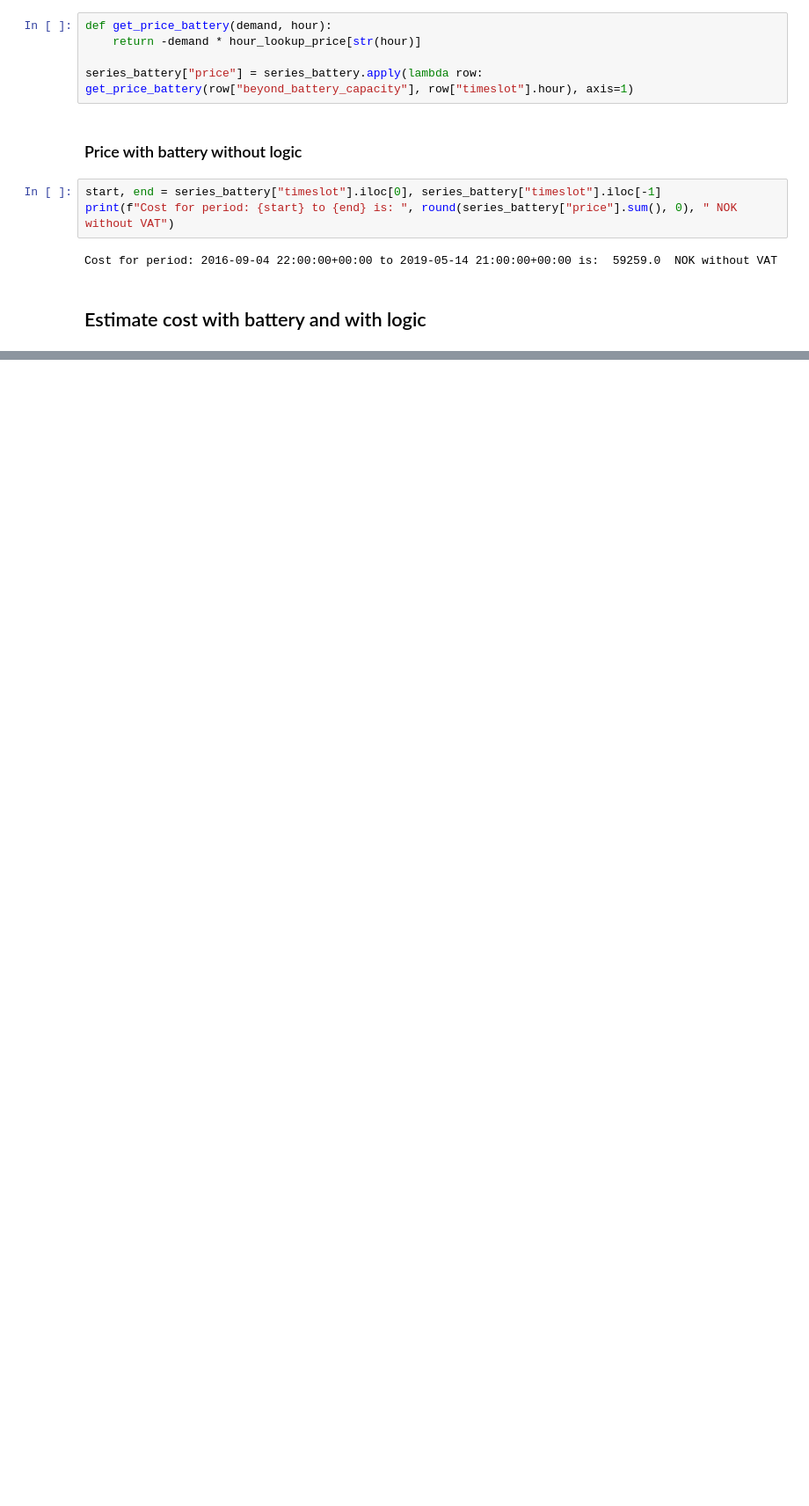
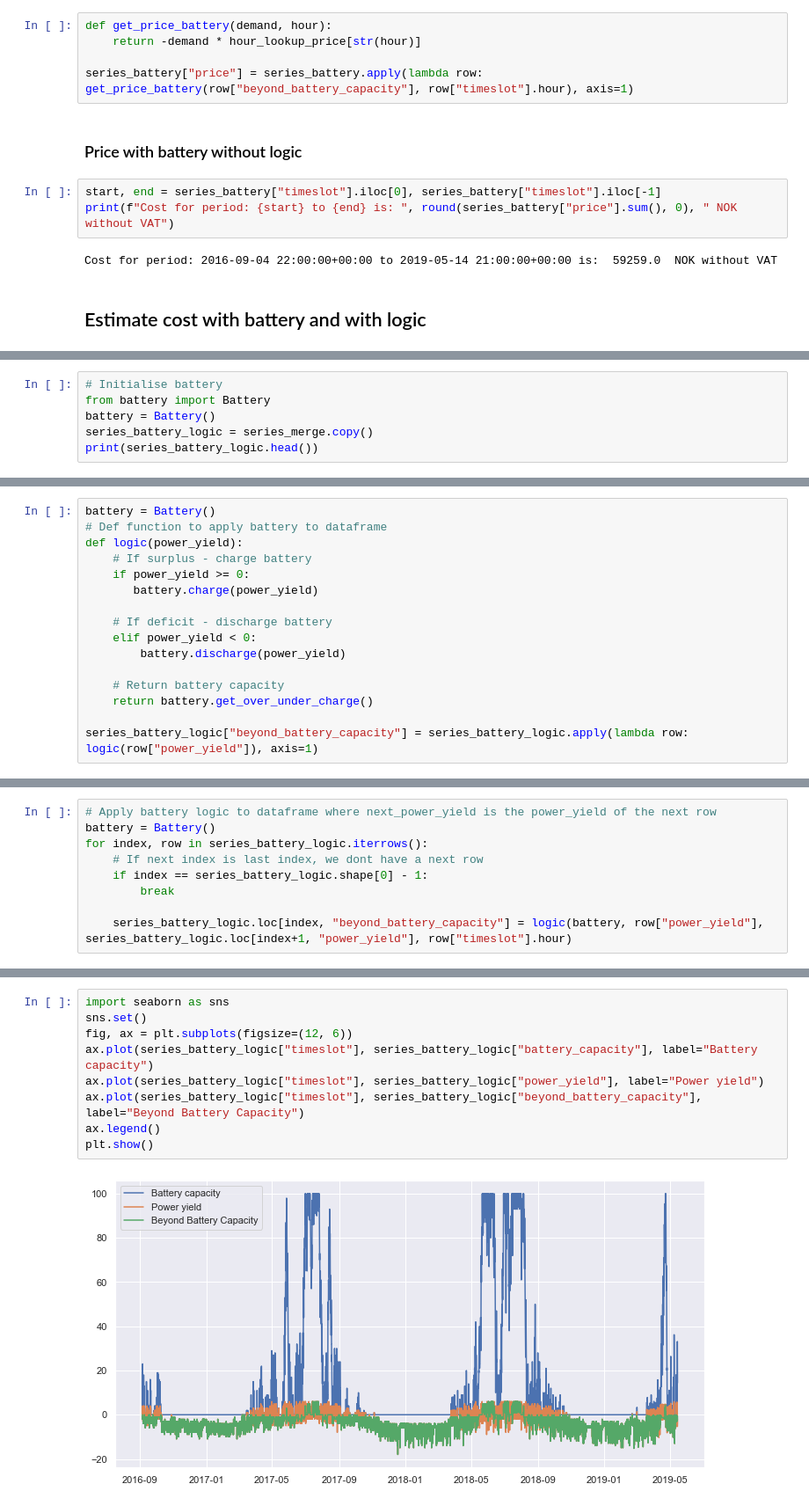
Before and after one commit to 4ug-aug/Otovo-OptimalControl, a Jupyter notebook: apply_battery.ipynb, the cells around one changed output, grey strips where cells are left out. Shown at 88% size. Saved outputs shown, nothing was run; the diff lists cells and outputs as text; blank space fills up the shorter version.

Commit message:
Feat: Added more extensive logic

```diff
--- a/apply_battery.ipynb
+++ b/apply_battery.ipynb
@@ -276,0 +267,6 @@ if next hourøs estimated cost is higher than our current - we wait discharging
+# %%
+# Initialise battery
+from battery import Battery
+battery = Battery()
+series_battery_logic = series_merge.copy()
+print(series_battery_logic.head())
@@ -276,0 +302,16 @@ if next hourøs estimated cost is higher than our current - we wait discharging
+# %%
+battery = Battery()
+# Def function to apply battery to dataframe
+def logic(power_yield):
+    # If surplus - charge battery
+    if power_yield >= 0:
+       battery.charge(power_yield)
+
+    # If deficit - discharge battery
+    elif power_yield < 0:
+        battery.discharge(power_yield)
+
+    # Return battery capacity
+    return battery.get_over_under_charge()
+
+series_battery_logic["beyond_battery_capacity"] = series_battery_logic.apply(lambda row: logic(row["power_yield"]), axis=1)
@@ -276,0 +391,9 @@ if next hourøs estimated cost is higher than our current - we wait discharging
+# %%
+# Apply battery logic to dataframe where next_power_yield is the power_yield of the next row
+battery = Battery()
+for index, row in series_battery_logic.iterrows():
+    # If next index is last index, we dont have a next row
+    if index == series_battery_logic.shape[0] - 1:
+        break
+
+    series_battery_logic.loc[index, "beyond_battery_capacity"] = logic(battery, row["power_yield"], series_battery_logic.loc[index+1, "power_yield"], row["timeslot"].hour)
@@ -276,0 +411,11 @@ if next hourøs estimated cost is higher than our current - we wait discharging
+# %%
+import seaborn as sns
+sns.set()
+fig, ax = plt.subplots(figsize=(12, 6))
+ax.plot(series_battery_logic["timeslot"], series_battery_logic["battery_capacity"], label="Battery capacity")
+ax.plot(series_battery_logic["timeslot"], series_battery_logic["power_yield"], label="Power yield")
+ax.plot(series_battery_logic["timeslot"], series_battery_logic["beyond_battery_capacity"], label="Beyond Battery Capacity")
+ax.legend()
+plt.show()
+# %% [output]
+[figure, added]
```
Also changed, not shown: parts of 14 cells of this notebook.
